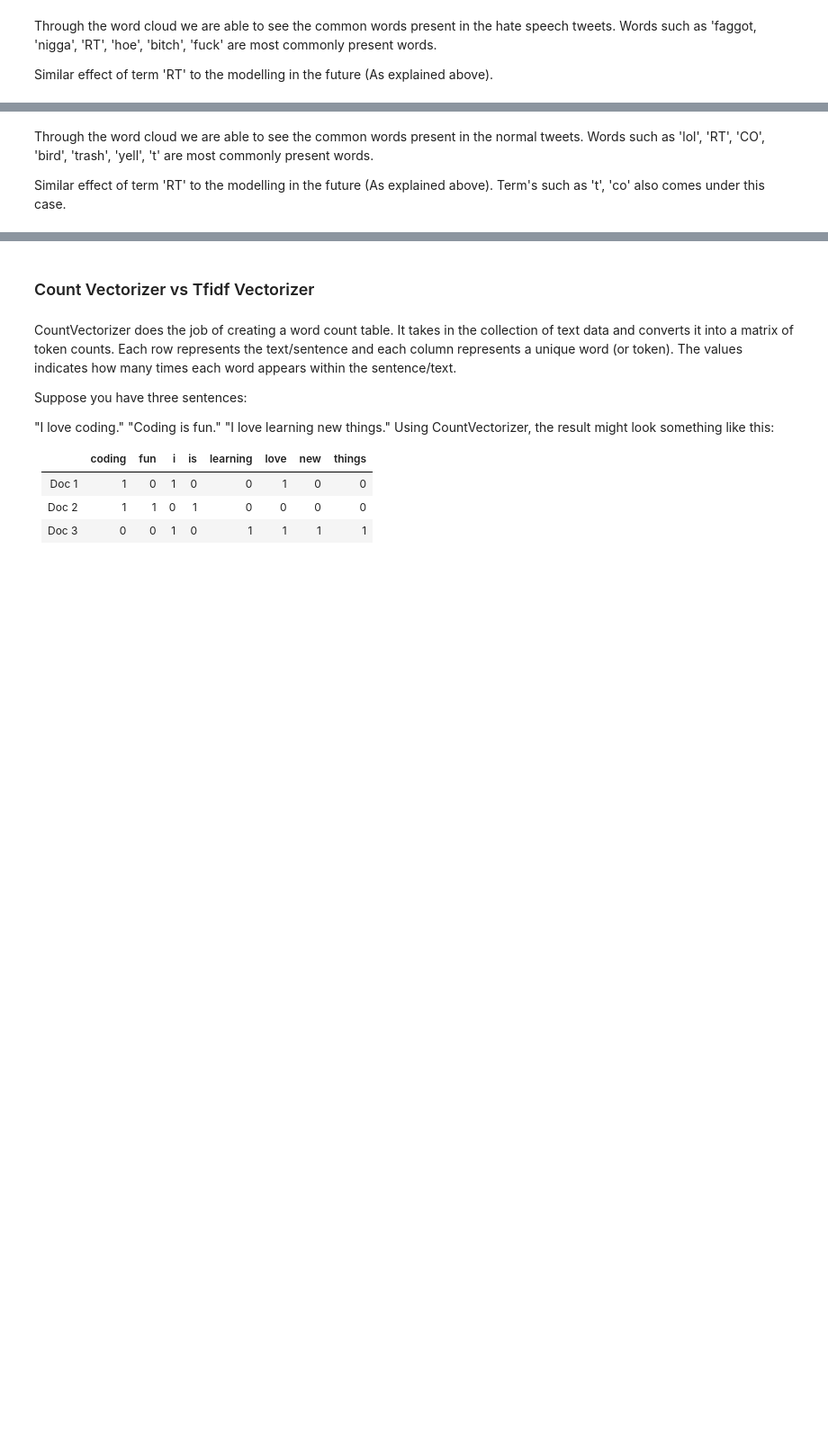
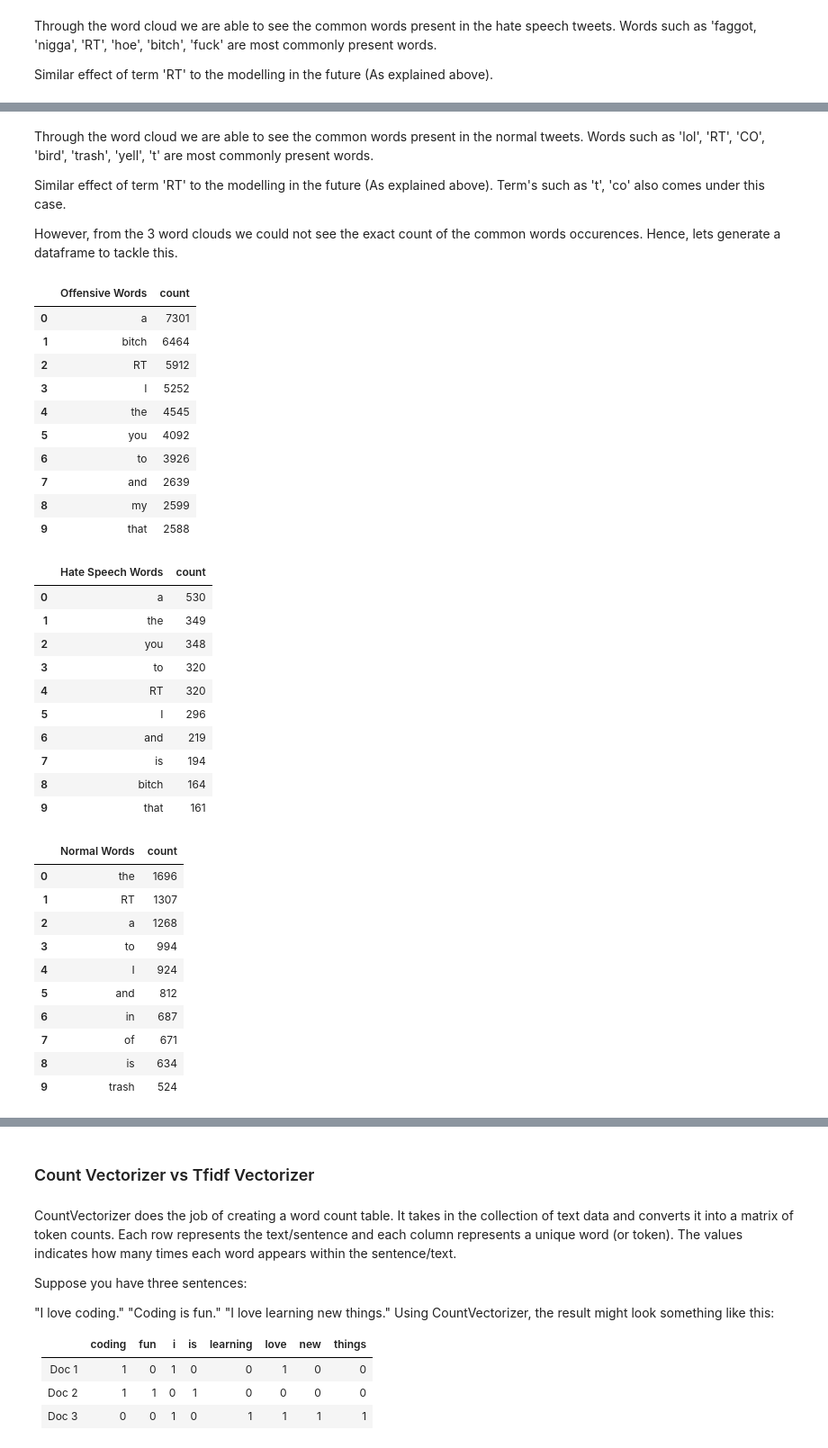
Before and after one commit to RajVarunn/nlp_sentimentanalysis, a Jupyter notebook: raj.ipynb, the cells around one changed output, grey strips where cells are left out. Shown at 90% size. Saved outputs shown, nothing was run; the diff lists cells and outputs as text; code cells hidden in the pictures; blank space fills up the shorter version.

```diff
--- a/raj.ipynb
+++ b/raj.ipynb
@@ -305,3 +319,66 @@ Words such as 'lol', 'RT', 'CO', 'bird', 'trash', 'yell', 't' are most commonly
 
 Similar effect of term 'RT' to the modelling in the future (As explained above).
 Term's such as 't', 'co' also comes under this case.
+
+However, from the 3 word clouds we could not see the exact count of the common words occurences. Hence, lets generate a dataframe to tackle this.
+# %%
+normal_speech = df[df['labels'] == 'Neither']
+hate_speech = df[df['labels'] == 'Hate Speech']
+offensive_speech = df[df['labels'] == 'Offensive Language']
+# %%
+normal_speech.loc[:, 'word_list'] = normal_speech['tweet'].apply(lambda x: str(x).split())
+hate_speech.loc[:, 'word_list'] = hate_speech['tweet'].apply(lambda x: str(x).split())
+offensive_speech.loc[:, 'word_list'] = offensive_speech['tweet'].apply(lambda x: str(x).split())
+
+def top_words(df, label):
+    top = Counter([item for sublist in df['word_list'] for item in sublist])
+    temp = pd.DataFrame(top.most_common(10))
+    temp.columns = [label, 'count']
+    return temp.style.background_gradient(cmap='Blues')
+
+normal_words = top_words(normal_speech, 'Normal Words')
+hate_words = top_words(hate_speech, 'Hate Speech Words')
+offensive_words = top_words(offensive_speech, 'Offensive Words')
+
+html = f"""
+<div style='display: flex;  gap: 20px; text-align:center;'>
+    <div>{offensive_words._repr_html_()}</div>
+    <div>{hate_words._repr_html_()}</div>
+    <div>{normal_words._repr_html_()}</div>
+</div>
+"""
+display_html(html, raw=True)
+# %% [output]
+|  | Offensive Words | count |
+| 0 | a | 7301 |
+| 1 | bitch | 6464 |
+| 2 | RT | 5912 |
+| 3 | I | 5252 |
+| 4 | the | 4545 |
+| 5 | you | 4092 |
+| 6 | to | 3926 |
+| 7 | and | 2639 |
+| 8 | my | 2599 |
+| 9 | that | 2588 |
+|  | Hate Speech Words | count |
+| 0 | a | 530 |
+| 1 | the | 349 |
+| 2 | you | 348 |
+| 3 | to | 320 |
+| 4 | RT | 320 |
+| 5 | I | 296 |
+| 6 | and | 219 |
+| 7 | is | 194 |
+| 8 | bitch | 164 |
+| 9 | that | 161 |
+|  | Normal Words | count |
+| 0 | the | 1696 |
+| 1 | RT | 1307 |
+| 2 | a | 1268 |
+| 3 | to | 994 |
+| 4 | I | 924 |
+| 5 | and | 812 |
+| 6 | in | 687 |
+| 7 | of | 671 |
+| 8 | is | 634 |
+| 9 | trash | 524 |
```
Also changed, not shown: parts of 9 cells of this notebook.
